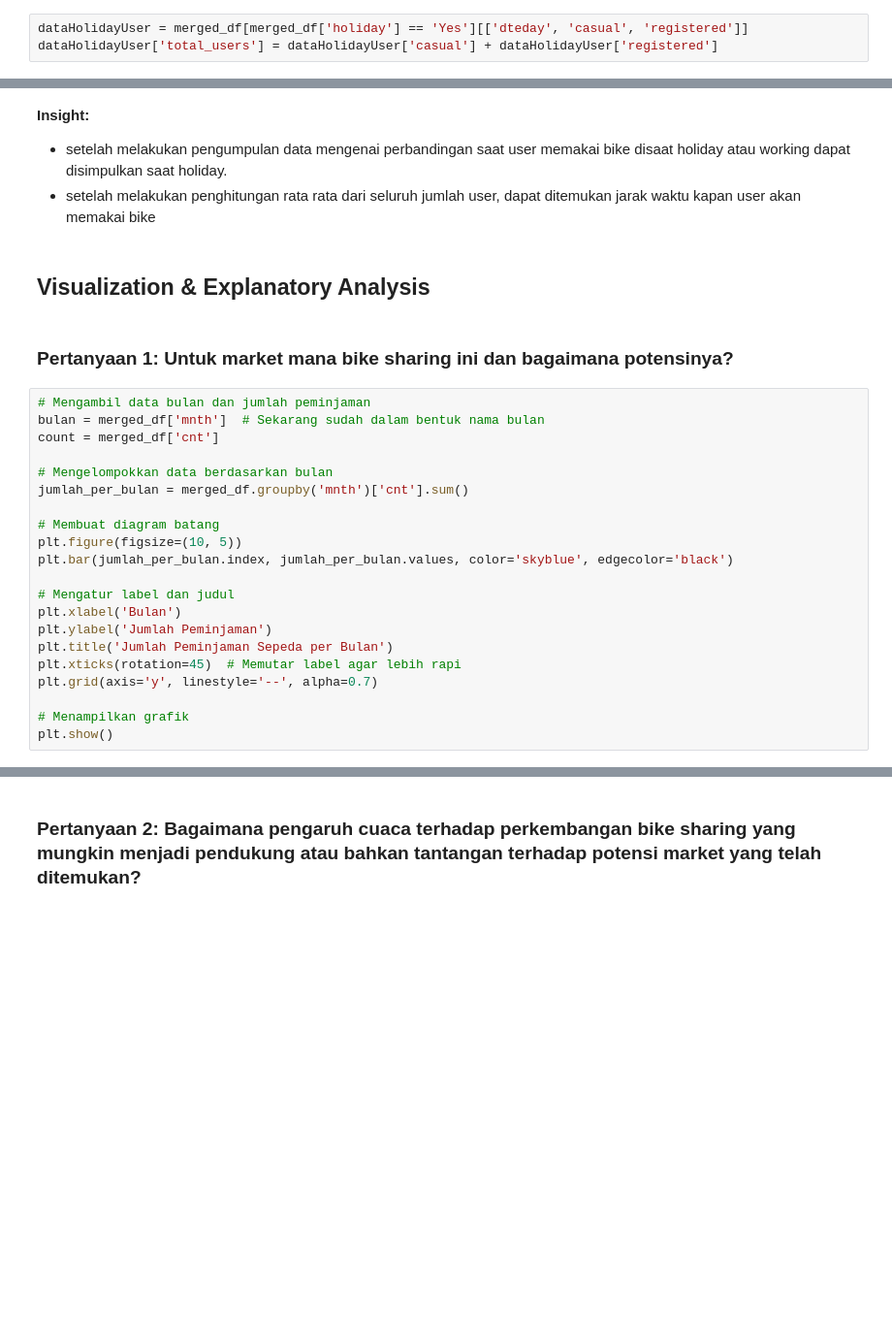
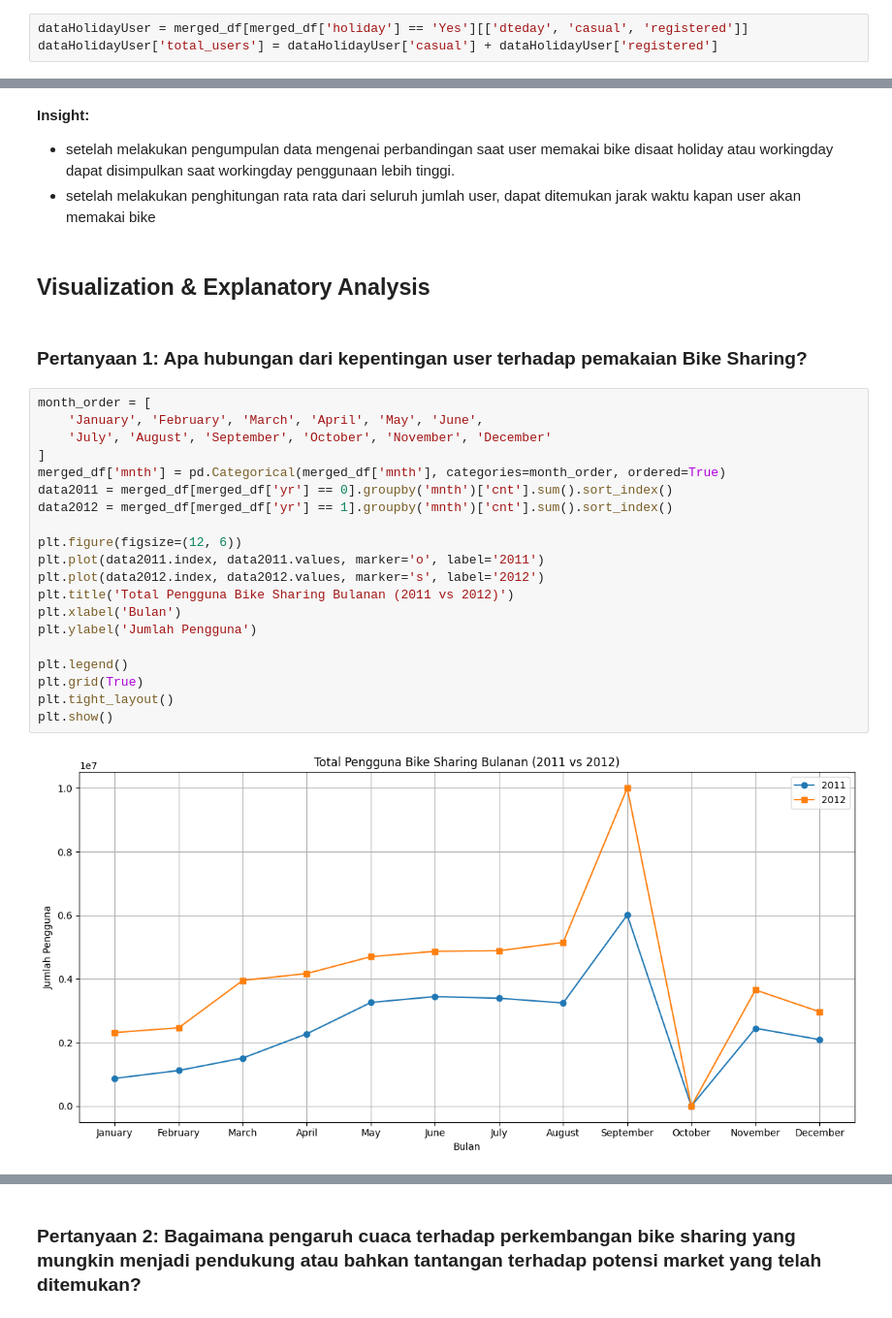
Before and after one commit to Occolus/latihanOlahData, a Jupyter notebook: Proyek_Analisis_Data.ipynb, the cells around one changed output, grey strips where cells are left out. Shown: that part at 97% size. Saved outputs shown, nothing was run; the diff lists cells and outputs as text; blank space fills up the shorter version.

```diff
--- a/Proyek_Analisis_Data.ipynb
+++ b/Proyek_Analisis_Data.ipynb
@@ -378,29 +318,30 @@ Rata-rata total pengguna: 4504.3488372093025
 # %% [markdown]
 **Insight:**
-- setelah melakukan pengumpulan data mengenai perbandingan saat user memakai bike disaat holiday atau working dapat disimpulkan saat holiday.
+- setelah melakukan pengumpulan data mengenai perbandingan saat user memakai bike disaat holiday atau workingday dapat disimpulkan saat workingday penggunaan lebih tinggi.
 - setelah melakukan penghitungan rata rata dari seluruh jumlah user, dapat ditemukan jarak waktu kapan user akan memakai bike
 # %% [markdown]
 ## Visualization & Explanatory Analysis
-# %% [markdown]
-### Pertanyaan 1: Untuk market mana bike sharing ini dan bagaimana potensinya?
-# %%
-# Mengambil data bulan dan jumlah peminjaman
-bulan = merged_df['mnth']  # Sekarang sudah dalam bentuk nama bulan
-count = merged_df['cnt']
-
-# Mengelompokkan data berdasarkan bulan
-jumlah_per_bulan = merged_df.groupby('mnth')['cnt'].sum()
-
-# Membuat diagram batang
-plt.figure(figsize=(10, 5))
-plt.bar(jumlah_per_bulan.index, jumlah_per_bulan.values, color='skyblue', edgecolor='black')
-
-# Mengatur label dan judul
-plt.xlabel('Bulan')
-plt.ylabel('Jumlah Peminjaman')
-plt.title('Jumlah Peminjaman Sepeda per Bulan')
-plt.xticks(rotation=45)  # Memutar label agar lebih rapi
-plt.grid(axis='y', linestyle='--', alpha=0.7)
-
-# Menampilkan grafik
-plt.show()
+# %% [markdown]
+### Pertanyaan 1: Apa hubungan dari kepentingan user terhadap pemakaian Bike Sharing?
+# %%
+month_order = [
+    'January', 'February', 'March', 'April', 'May', 'June',
+    'July', 'August', 'September', 'October', 'November', 'December'
+]
+merged_df['mnth'] = pd.Categorical(merged_df['mnth'], categories=month_order, ordered=True)
+data2011 = merged_df[merged_df['yr'] == 0].groupby('mnth')['cnt'].sum().sort_index()
+data2012 = merged_df[merged_df['yr'] == 1].groupby('mnth')['cnt'].sum().sort_index()
+
+plt.figure(figsize=(12, 6))
+plt.plot(data2011.index, data2011.values, marker='o', label='2011')
+plt.plot(data2012.index, data2012.values, marker='s', label='2012')
+plt.title('Total Pengguna Bike Sharing Bulanan (2011 vs 2012)')
+plt.xlabel('Bulan')
+plt.ylabel('Jumlah Pengguna')
+
+plt.legend()
+plt.grid(True)
+plt.tight_layout()
+plt.show()
+# %% [output]
+[figure, added]
```
Also changed, not shown: parts of 33 cells of this notebook, 6 other files.
